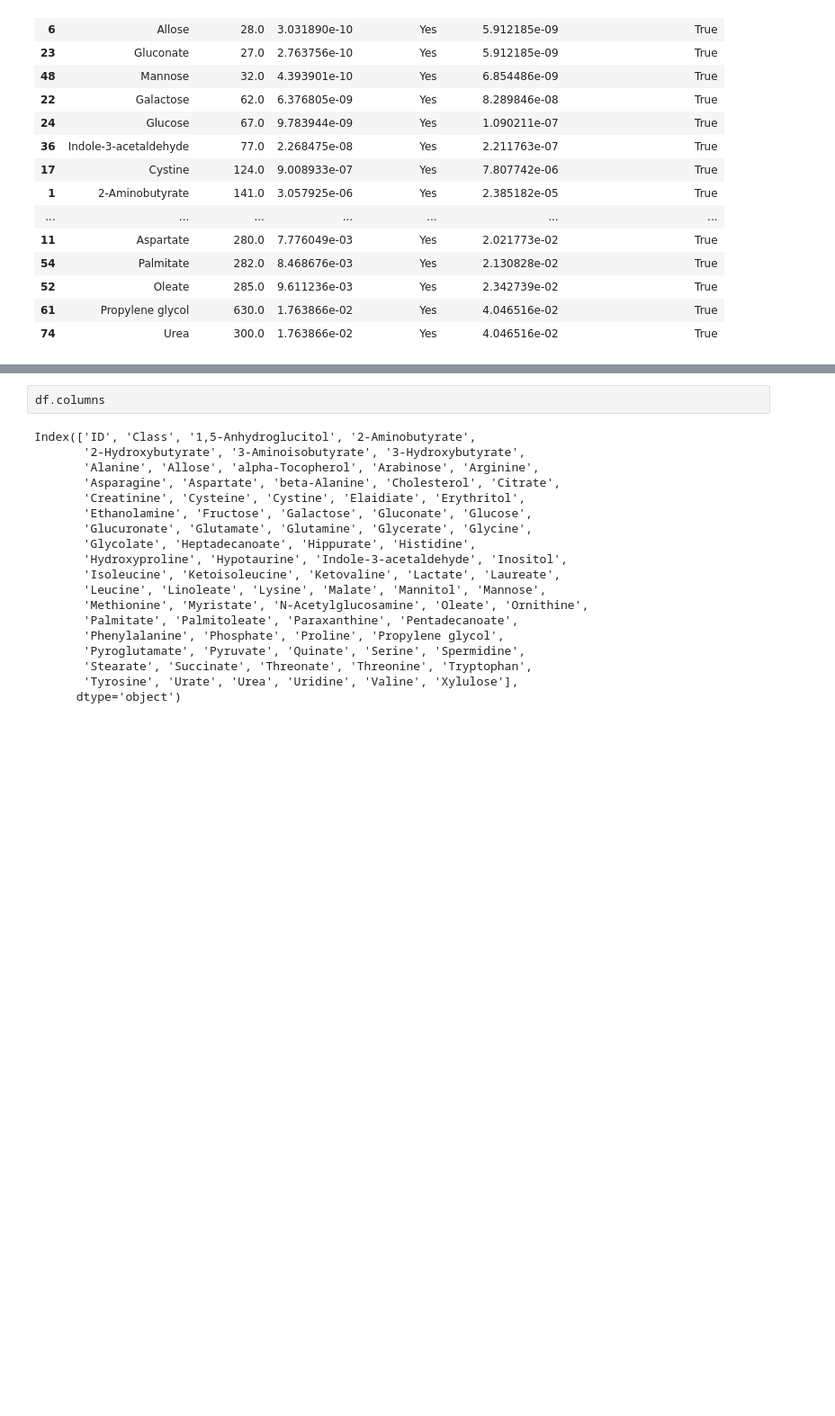
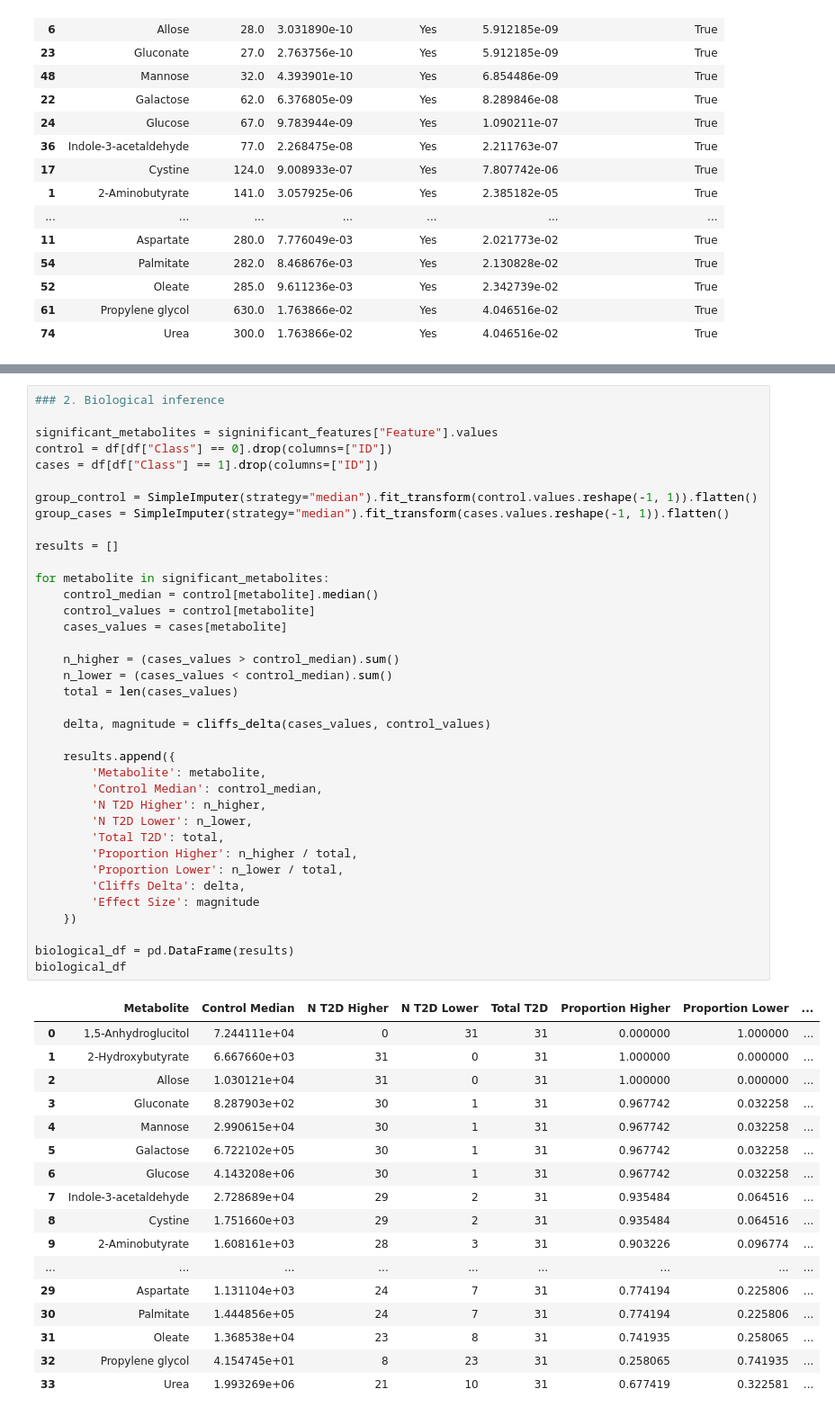
Before and after one commit to tomlas32/Diabetes, a Jupyter notebook: eda_v01.ipynb, the cells around one changed output, grey strips where cells are left out. Shown at 90% size. Saved outputs shown, nothing was run; the diff lists cells and outputs as text; blank space fills up the shorter version.

Commit message:
Added Cliff test

```diff
--- a/eda_v01.ipynb
+++ b/eda_v01.ipynb
@@ -549,22 +578,56 @@ There are 34 significant features.
 # %%
-df.columns
+### 2. Biological inference
+
+significant_metabolites = signinificant_features["Feature"].values
+control = df[df["Class"] == 0].drop(columns=["ID"])
+cases = df[df["Class"] == 1].drop(columns=["ID"])
+
+group_control = SimpleImputer(strategy="median").fit_transform(control.values.reshape(-1, 1)).flatten()
+group_cases = SimpleImputer(strategy="median").fit_transform(cases.values.reshape(-1, 1)).flatten()
+
+results = []
+
+for metabolite in significant_metabolites:
+    control_median = control[metabolite].median()
+    control_values = control[metabolite]
+    cases_values = cases[metabolite]
+
+    n_higher = (cases_values > control_median).sum()
+    n_lower = (cases_values < control_median).sum()
+    total = len(cases_values)
+
+    delta, magnitude = cliffs_delta(cases_values, control_values)
+
+    results.append({
+        'Metabolite': metabolite,
+        'Control Median': control_median,
+        'N T2D Higher': n_higher,
+        'N T2D Lower': n_lower,
+        'Total T2D': total,
+        'Proportion Higher': n_higher / total,
+        'Proportion Lower': n_lower / total,
+        'Cliffs Delta': delta,
+        'Effect Size': magnitude
+    })
+
+biological_df = pd.DataFrame(results)
+biological_df
 # %% [output]
-Index(['ID', 'Class', '1,5-Anhydroglucitol', '2-Aminobutyrate',
-       '2-Hydroxybutyrate', '3-Aminoisobutyrate', '3-Hydroxybutyrate',
-       'Alanine', 'Allose', 'alpha-Tocopherol', 'Arabinose', 'Arginine',
-       'Asparagine', 'Aspartate', 'beta-Alanine', 'Cholesterol', 'Citrate',
-       'Creatinine', 'Cysteine', 'Cystine', 'Elaidiate', 'Erythritol',
-       'Ethanolamine', 'Fructose', 'Galactose', 'Gluconate', 'Glucose',
-       'Glucuronate', 'Glutamate', 'Glutamine', 'Glycerate', 'Glycine',
-       'Glycolate', 'Heptadecanoate', 'Hippurate', 'Histidine',
-       'Hydroxyproline', 'Hypotaurine', 'Indole-3-acetaldehyde', 'Inositol',
-       'Isoleucine', 'Ketoisoleucine', 'Ketovaline', 'Lactate', 'Laureate',
-       'Leucine', 'Linoleate', 'Lysine', 'Malate', 'Mannitol', 'Mannose',
-       'Methionine', 'Myristate', 'N-Acetylglucosamine', 'Oleate', 'Ornithine',
-       'Palmitate', 'Palmitoleate', 'Paraxanthine', 'Pentadecanoate',
-       'Phenylalanine', 'Phosphate', 'Proline', 'Propylene glycol',
-       'Pyroglutamate', 'Pyruvate', 'Quinate', 'Serine', 'Spermidine',
-       'Stearate', 'Succinate', 'Threonate', 'Threonine', 'Tryptophan',
-       'Tyrosine', 'Urate', 'Urea', 'Uridine', 'Valine', 'Xylulose'],
-      dtype='object')
+|  | Metabolite | Control Median | N T2D Higher | N T2D Lower | Total T2D | Proportion Higher | Proportion Lower | ... |
+| 0 | 1,5-Anhydroglucitol | 7.244111e+04 | 0 | 31 | 31 | 0.000000 | 1.000000 | ... |
+| 1 | 2-Hydroxybutyrate | 6.667660e+03 | 31 | 0 | 31 | 1.000000 | 0.000000 | ... |
+| 2 | Allose | 1.030121e+04 | 31 | 0 | 31 | 1.000000 | 0.000000 | ... |
+| 3 | Gluconate | 8.287903e+02 | 30 | 1 | 31 | 0.967742 | 0.032258 | ... |
+| 4 | Mannose | 2.990615e+04 | 30 | 1 | 31 | 0.967742 | 0.032258 | ... |
+| 5 | Galactose | 6.722102e+05 | 30 | 1 | 31 | 0.967742 | 0.032258 | ... |
+| 6 | Glucose | 4.143208e+06 | 30 | 1 | 31 | 0.967742 | 0.032258 | ... |
+| 7 | Indole-3-acetaldehyde | 2.728689e+04 | 29 | 2 | 31 | 0.935484 | 0.064516 | ... |
+| 8 | Cystine | 1.751660e+03 | 29 | 2 | 31 | 0.935484 | 0.064516 | ... |
+| 9 | 2-Aminobutyrate | 1.608161e+03 | 28 | 3 | 31 | 0.903226 | 0.096774 | ... |
+| ... | ... | ... | ... | ... | ... | ... | ... | ... |
+| 29 | Aspartate | 1.131104e+03 | 24 | 7 | 31 | 0.774194 | 0.225806 | ... |
+| 30 | Palmitate | 1.444856e+05 | 24 | 7 | 31 | 0.774194 | 0.225806 | ... |
+| 31 | Oleate | 1.368538e+04 | 23 | 8 | 31 | 0.741935 | 0.258065 | ... |
+| 32 | Propylene glycol | 4.154745e+01 | 8 | 23 | 31 | 0.258065 | 0.741935 | ... |
+| 33 | Urea | 1.993269e+06 | 21 | 10 | 31 | 0.677419 | 0.322581 | ... |
 # %%
```
Also changed, not shown: parts of 5 cells of this notebook.
